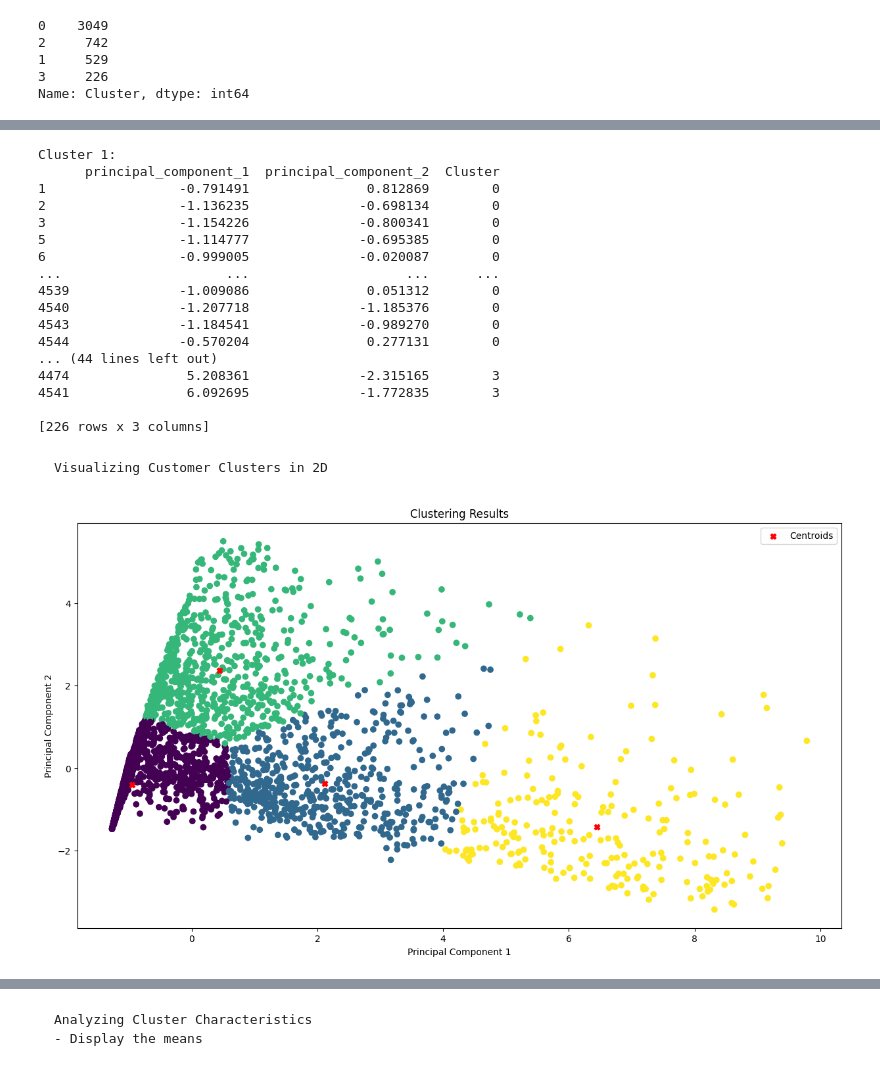
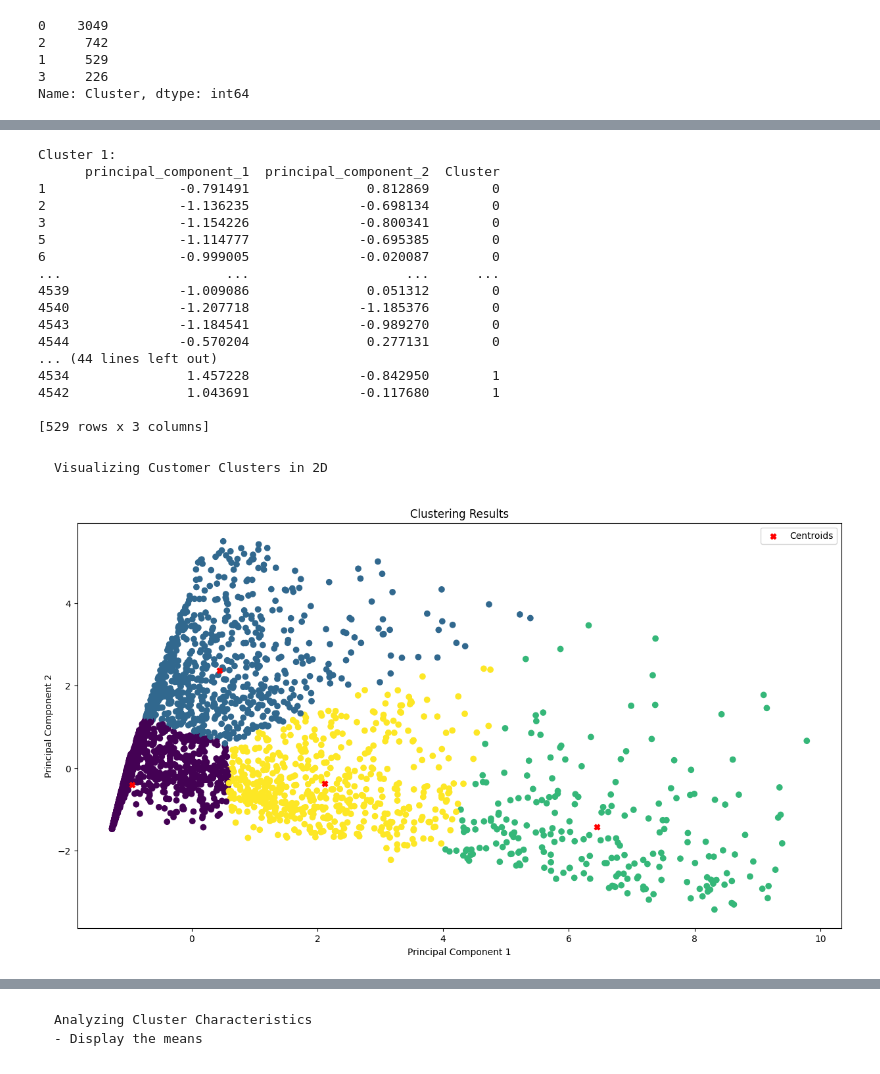
Before and after one commit to Noura-ou/projet_segmentation_client, a Jupyter notebook: src/04- Data Clustering.ipynb, the cells around one changed output, grey strips where cells are left out. Drawn from its saved outputs; the diff is of its cells as text; code cells hidden in the pictures.

Commit message:
apply clusters to customers and plot

```diff
--- a/src/04- Data Clustering.ipynb
+++ b/src/04- Data Clustering.ipynb
@@ -215,7 +215,7 @@ Text(0.5, 1.0, 'KMeans Performance By Cluster Number')
 # %% [markdown]
     Assigning Clusters to Customers
 # %%
-# n = ['principal_component_1',	'principal_component_2']
-# kp = pd.Series(KMeans(n_clusters = 4, random_state=10, max_iter=3000).fit(df_acp[n]).predict(df_acp[n]))
-# df_acp['Cluster'] = kp
+n = ['principal_component_1',	'principal_component_2']
+kp = pd.Series(KMeans(n_clusters = 4, random_state=10, max_iter=3000).fit(df_acp[n]).predict(df_acp[n]))
+df_acp['Cluster'] = kp
 # %%
@@ -244,26 +244,26 @@ Name: Cluster, Length: 4546, dtype: int32
 # %%
 
 
-# # Nombre de clusters souhaité
-# n_clusters = 4
+# Nombre de clusters souhaité
+n_clusters = 4
 
-# # Instanciation de l'algorithme K-means
-# kmeans = KMeans(n_clusters=n_clusters)
+# Instanciation de l'algorithme K-means
+kmeans = KMeans(n_clusters=n_clusters)
 
-# # Apprentissage des clusters
-# kmeans.fit(df_acp)
+# Apprentissage des clusters
+kmeans.fit(df_acp)
 
-# # Assignation des clusters pour chaque point
-# labels = kmeans.labels_
+# Assignation des clusters pour chaque point
+labels = kmeans.labels_
 
-# # Coordonnées des centroides de chaque cluster
-# centroids = kmeans.cluster_centers_
+# Coordonnées des centroides de chaque cluster
+centroids = kmeans.cluster_centers_
 
-# # Affichage des résultats
-# for i in range(n_clusters):
-#     cluster_points = df_acp.iloc[labels == i]
-#     print(f"Cluster {i+1}:")
-#     print(cluster_points)
+# Affichage des résultats
+for i in range(n_clusters):
+    cluster_points = df_acp.iloc[labels == i]
+    print(f"Cluster {i+1}:")
+    print(cluster_points)
 # %% [output]
 Cluster 1:
       principal_component_1  principal_component_2  Cluster
@@ -278,24 +278,24 @@ Cluster 1:
 4543              -1.184541              -0.989270        0
 4544              -0.570204               0.277131        0
 ... (44 lines left out)
-4474               5.208361              -2.315165        3
-4541               6.092695              -1.772835        3
+4534               1.457228              -0.842950        1
+4542               1.043691              -0.117680        1
 
-[226 rows x 3 columns]
+[529 rows x 3 columns]
 # %% [markdown]
     Visualizing Customer Clusters in 2D
 # %%
-# # Set the desired size of the figure
-# fig, ax = plt.subplots(figsize=(15, 8))
+# Set the desired size of the figure
+fig, ax = plt.subplots(figsize=(15, 8))
 
-# plt.scatter(df_acp.values[:, 0], df_acp.values[:, 1], c=labels)
-# plt.scatter(centroids[:, 0], centroids[:, 1], c='red', marker='X', label='Centroids')
-# plt.xlabel('Principal Component 1')
-# plt.ylabel('Principal Component 2')
-# plt.title('Clustering Results')
+plt.scatter(df_acp.values[:, 0], df_acp.values[:, 1], c=labels)
+plt.scatter(centroids[:, 0], centroids[:, 1], c='red', marker='X', label='Centroids')
+plt.xlabel('Principal Component 1')
+plt.ylabel('Principal Component 2')
+plt.title('Clustering Results')
 
 
-# plt.legend()
-# plt.show()
+plt.legend()
+plt.show()
 # %% [output]
-[figure, old version]
+[figure, new version]
```
Also changed, not shown: parts of 11 cells of this notebook.
